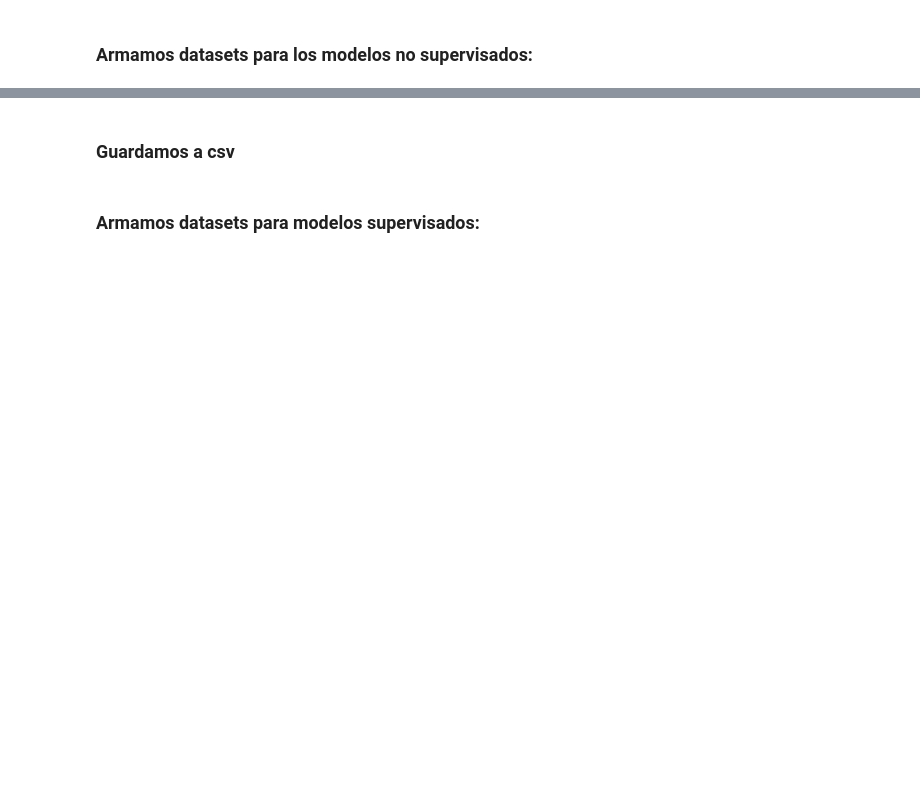
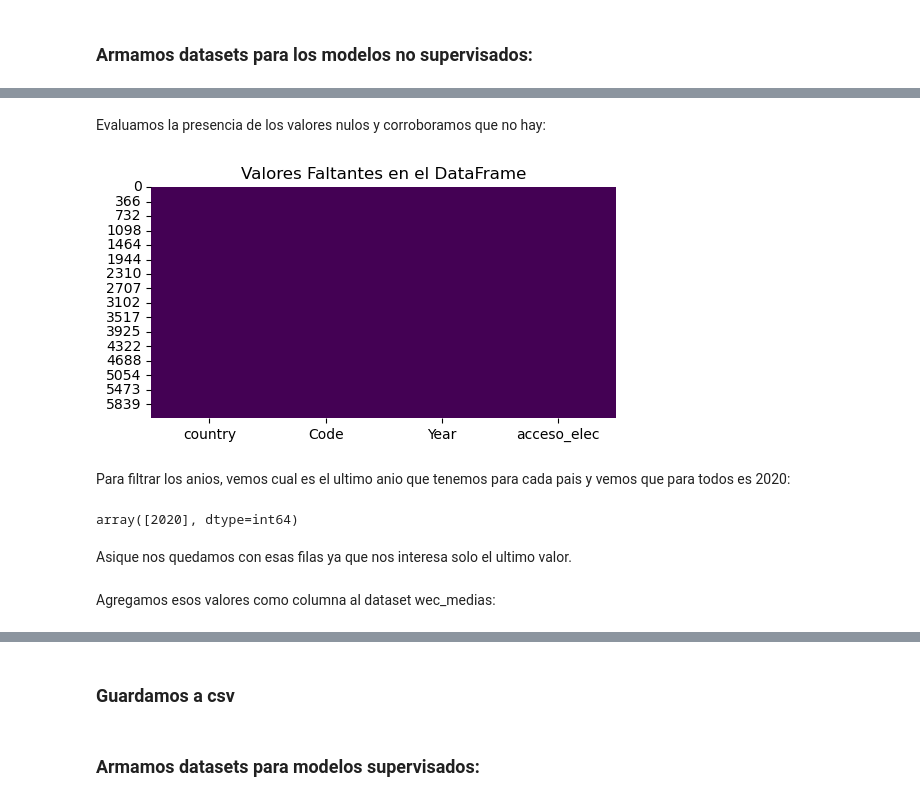
Before and after one commit to L-Ameneiro/EDA-Datasets, a Jupyter notebook: notebooks/limpieza_procesamiento_cem.ipynb, the cells around one changed output, grey strips where cells are left out. Saved outputs shown, nothing was run; the diff lists cells and outputs as text; code cells hidden in the pictures; blank space fills up the shorter version.

```diff
--- a/notebooks/limpieza_procesamiento_cem.ipynb
+++ b/notebooks/limpieza_procesamiento_cem.ipynb
@@ -52,0 +137,2 @@ df_ns3
+# %%
+acceso = pd.read_csv(r"../datasets/fuentes/share-of-the-population-with-access-to-electricity.csv")
@@ -52,0 +141,5 @@ df_ns3
+# %%
+regiones = ['Lower-middle-income countries', "Middle-income countries", "East Asia and Pacific (WB)", "Europe and Central Asia (WB)",
+"European Union (27)", "High-income countries", "Latin America and Caribbean (WB)", "Low-income countries",
+"Middle East and North Africa (WB)", "North America (WB)", "South Asia (WB)", "Sub-Saharan Africa (WB)", "Faeroe Islands", "Upper-middle-income countries", "World"]
+acceso = acceso.loc[~acceso['Entity'].isin(regiones)]
@@ -52,0 +148,20 @@ df_ns3
+# %%
+acceso = acceso.rename(columns={"Entity": "country","Access to electricity (% of population)": "acceso_elec"})
+# %% [markdown]
+Evaluamos la presencia de los valores nulos y corroboramos que no hay:
+# %%
+# visualización de valores faltantes
+plt.figure(figsize=(6,3))
+sns.heatmap(acceso.isnull(), cmap='viridis', cbar=False)
+plt.title('Valores Faltantes en el DataFrame')
+plt.show()
+# %% [output]
+[figure, added]
+# %% [markdown]
+Para filtrar los anios, vemos cual es el ultimo anio que tenemos para cada pais y vemos que para todos es 2020:
+# %%
+acceso.groupby('country')['Year'].max().unique()
+# %% [output]
+array([2020], dtype=int64)
+# %% [markdown]
+Asique nos quedamos con esas filas ya que nos interesa solo el ultimo valor.
@@ -52,0 +170,2 @@ df_ns3
+# %% [markdown]
+Agregamos esos valores como columna al dataset wec_medias:
```
Also changed, not shown: parts of 47 cells of this notebook, 21 other files.
